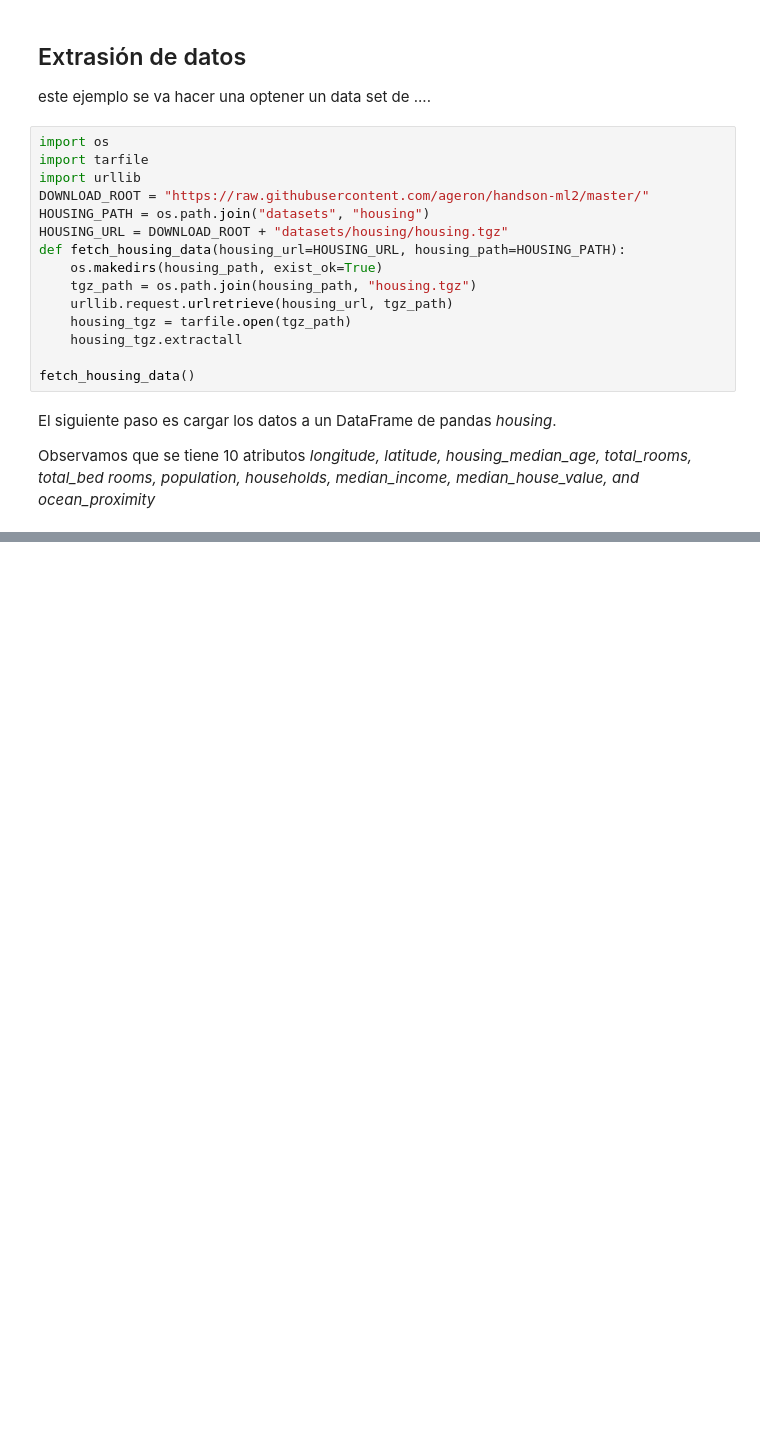
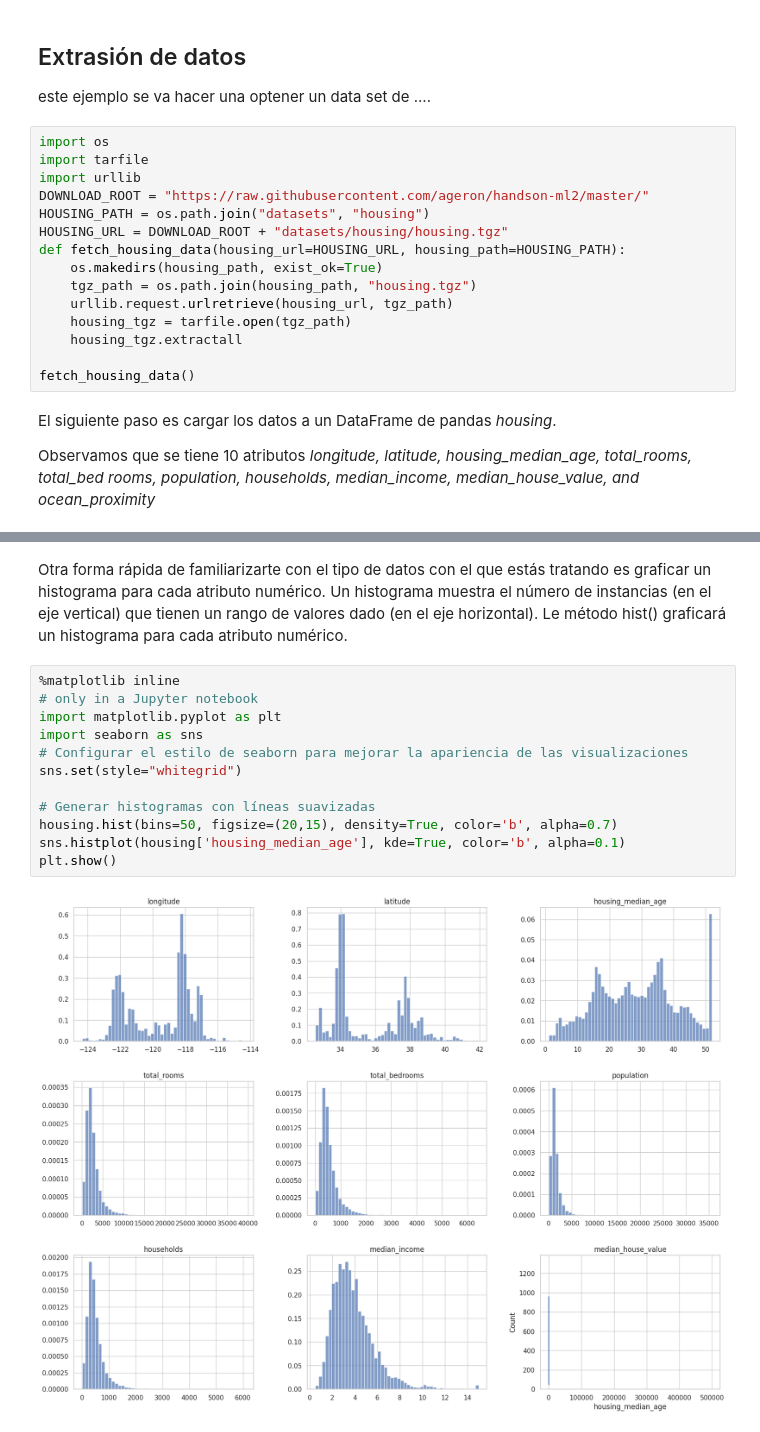
Before and after one commit to depresionTropical/MachineLearning-Class, a Jupyter notebook: feb-09/EjemploRegresionLineal.ipynb, the cells around one changed output, grey strips where cells are left out. Cells and saved outputs as stored; diff of their text form; blank space fills up the shorter version.

```diff
--- a/feb-09/EjemploRegresionLineal.ipynb
+++ b/feb-09/EjemploRegresionLineal.ipynb
@@ -44,0 +90,17 @@ housing.head()
+# %% [markdown]
+
+Otra forma rápida de familiarizarte con el tipo de datos con el que estás tratando es graficar un histograma para cada atributo numérico. Un histograma muestra el número de instancias (en el eje vertical) que tienen un rango de valores dado (en el eje horizontal). Le método hist() graficará un histograma para cada atributo numérico.
+# %%
+%matplotlib inline
+# only in a Jupyter notebook
+import matplotlib.pyplot as plt
+import seaborn as sns
+# Configurar el estilo de seaborn para mejorar la apariencia de las visualizaciones
+sns.set(style="whitegrid")
+
+# Generar histogramas con líneas suavizadas
+housing.hist(bins=50, figsize=(20,15), density=True, color='b', alpha=0.7)
+sns.histplot(housing['housing_median_age'], kde=True, color='b', alpha=0.1)
+plt.show()
+# %% [output]
+[figure, added]
```
Also changed, not shown: parts of 31 cells of this notebook, 5 other files.
